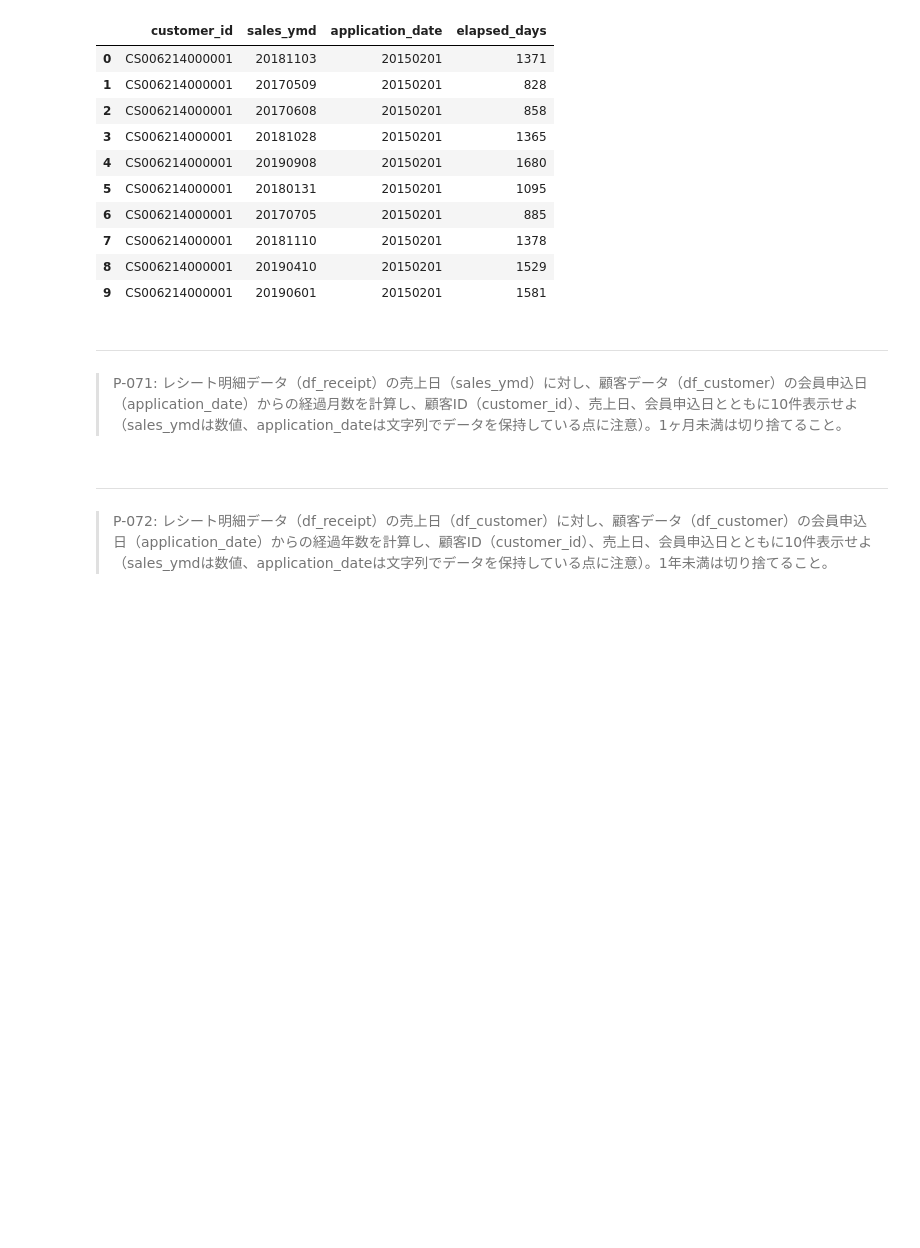
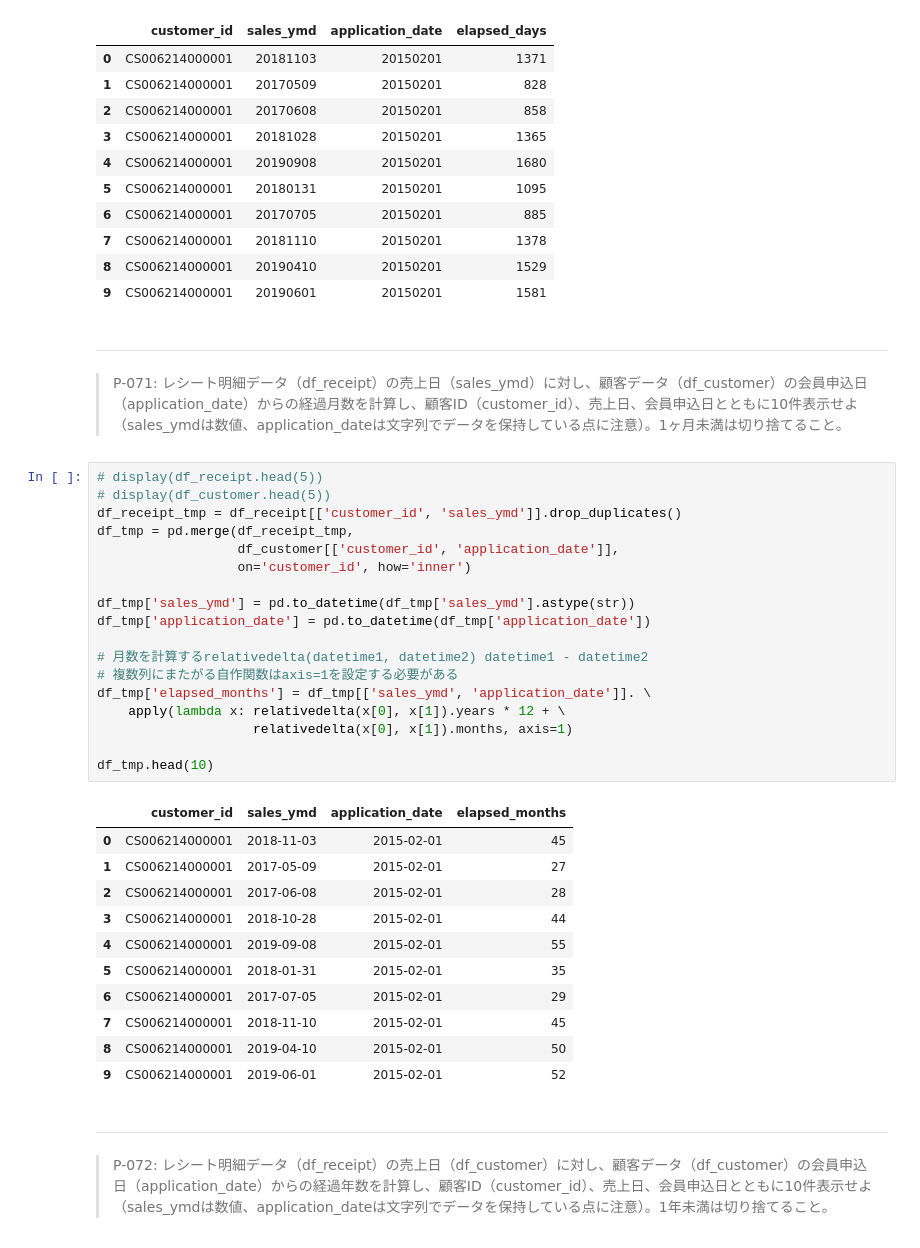
Before and after one commit to ryu1maniwa/100knocks-preprocess, a Jupyter notebook: docker/work/preprocess_knock_Python.ipynb, the cells around one changed output. Saved outputs shown, nothing was run; the diff lists cells and outputs as text; blank space fills up the shorter version.

```diff
--- a/docker/work/preprocess_knock_Python.ipynb
+++ b/docker/work/preprocess_knock_Python.ipynb
@@ -1583,6 +1583,36 @@ df_tmp.head(10)
 # %% [markdown]
 ---
 > P-071: レシート明細データ（df_receipt）の売上日（sales_ymd）に対し、顧客データ（df_customer）の会員申込日（application_date）からの経過月数を計算し、顧客ID（customer_id）、売上日、会員申込日とともに10件表示せよ（sales_ymdは数値、application_dateは文字列でデータを保持している点に注意）。1ヶ月未満は切り捨てること。
+# %%
+# display(df_receipt.head(5))
+# display(df_customer.head(5))
+df_receipt_tmp = df_receipt[['customer_id', 'sales_ymd']].drop_duplicates()
+df_tmp = pd.merge(df_receipt_tmp,
+                  df_customer[['customer_id', 'application_date']],
+                  on='customer_id', how='inner')
+
+df_tmp['sales_ymd'] = pd.to_datetime(df_tmp['sales_ymd'].astype(str))
+df_tmp['application_date'] = pd.to_datetime(df_tmp['application_date'])
+
+# 月数を計算するrelativedelta(datetime1, datetime2) datetime1 - datetime2
+# 複数列にまたがる自作関数はaxis=1を設定する必要がある
+df_tmp['elapsed_months'] = df_tmp[['sales_ymd', 'application_date']]. \
+    apply(lambda x: relativedelta(x[0], x[1]).years * 12 + \
+                    relativedelta(x[0], x[1]).months, axis=1)
+
+df_tmp.head(10)
+# %% [output]
+|  | customer_id | sales_ymd | application_date | elapsed_months |
+| 0 | CS006214000001 | 2018-11-03 | 2015-02-01 | 45 |
+| 1 | CS006214000001 | 2017-05-09 | 2015-02-01 | 27 |
+| 2 | CS006214000001 | 2017-06-08 | 2015-02-01 | 28 |
+| 3 | CS006214000001 | 2018-10-28 | 2015-02-01 | 44 |
+| 4 | CS006214000001 | 2019-09-08 | 2015-02-01 | 55 |
+| 5 | CS006214000001 | 2018-01-31 | 2015-02-01 | 35 |
+| 6 | CS006214000001 | 2017-07-05 | 2015-02-01 | 29 |
+| 7 | CS006214000001 | 2018-11-10 | 2015-02-01 | 45 |
+| 8 | CS006214000001 | 2019-04-10 | 2015-02-01 | 50 |
+| 9 | CS006214000001 | 2019-06-01 | 2015-02-01 | 52 |
 # %% [markdown]
 ---
 > P-072: レシート明細データ（df_receipt）の売上日（df_customer）に対し、顧客データ（df_customer）の会員申込日（application_date）からの経過年数を計算し、顧客ID（customer_id）、売上日、会員申込日とともに10件表示せよ（sales_ymdは数値、application_dateは文字列でデータを保持している点に注意）。1年未満は切り捨てること。
```
Also changed, not shown: parts of 22 cells of this notebook, 1 other file.
